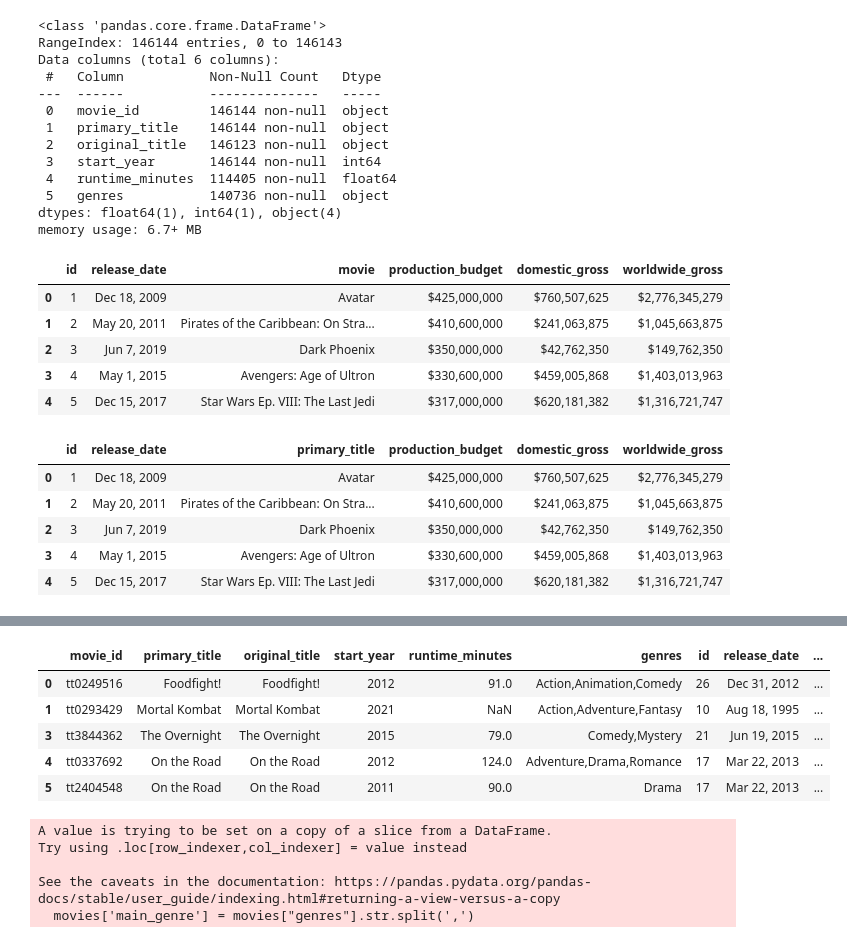
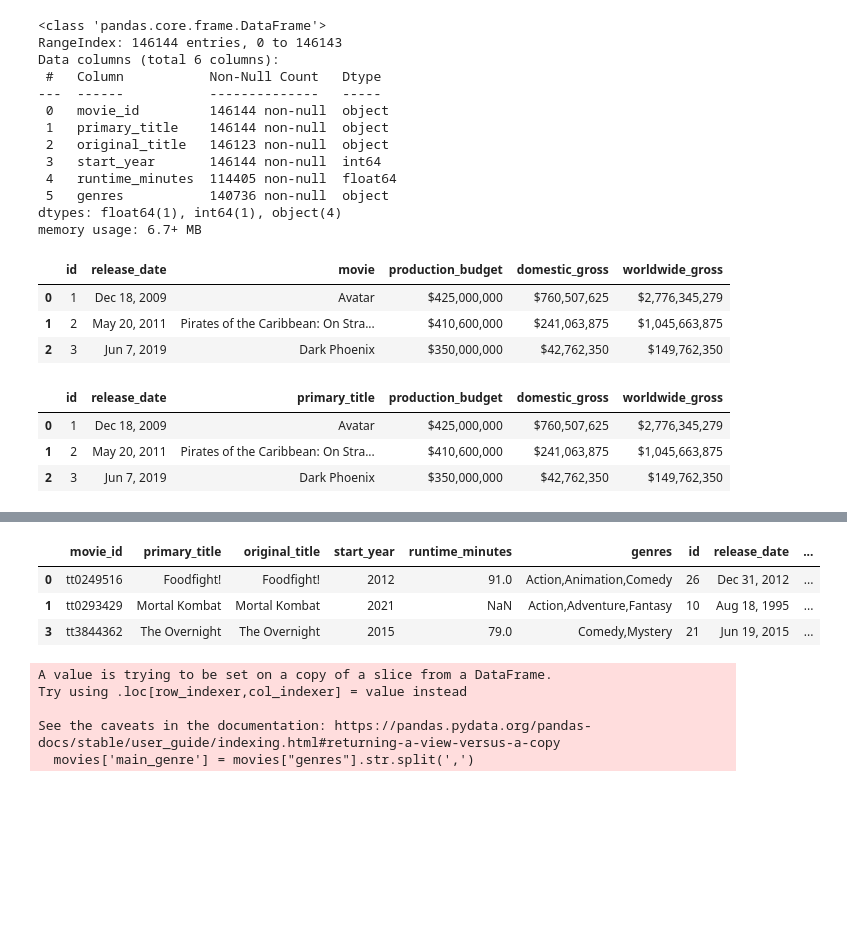
Before and after one commit to harte3/Flatiron-Capstone-Group-2, a Jupyter notebook: Final Notebook.ipynb, the cells around one changed output, grey strips where cells are left out. Saved outputs shown, nothing was run; the diff lists cells and outputs as text; code cells hidden in the pictures; blank space fills up the shorter version.

```diff
--- a/Final Notebook.ipynb
+++ b/Final Notebook.ipynb
@@ -55,25 +86,21 @@ memory usage: 6.7+ MB
 # %%
 # import csv with domestic revenue and preview data
 revenue_df = pd.read_csv("zippedData/tn.movie_budgets.csv.gz")
-revenue_df.head()
+revenue_df.head(3)
 # %% [output]
 |  | id | release_date | movie | production_budget | domestic_gross | worldwide_gross |
 | 0 | 1 | Dec 18, 2009 | Avatar | $425,000,000 | $760,507,625 | $2,776,345,279 |
 | 1 | 2 | May 20, 2011 | Pirates of the Caribbean: On Stra... | $410,600,000 | $241,063,875 | $1,045,663,875 |
 | 2 | 3 | Jun 7, 2019 | Dark Phoenix | $350,000,000 | $42,762,350 | $149,762,350 |
-| 3 | 4 | May 1, 2015 | Avengers: Age of Ultron | $330,600,000 | $459,005,868 | $1,403,013,963 |
-| 4 | 5 | Dec 15, 2017 | Star Wars Ep. VIII: The Last Jedi | $317,000,000 | $620,181,382 | $1,316,721,747 |
 # %%
 # rename column with movie title to prepare for pandas join
 revenue_df.rename(columns={'movie': 'primary_title'}, inplace=True)
-revenue_df.head()
+revenue_df.head(3)
 # %% [output]
 |  | id | release_date | primary_title | production_budget | domestic_gross | worldwide_gross |
 | 0 | 1 | Dec 18, 2009 | Avatar | $425,000,000 | $760,507,625 | $2,776,345,279 |
 | 1 | 2 | May 20, 2011 | Pirates of the Caribbean: On Stra... | $410,600,000 | $241,063,875 | $1,045,663,875 |
 | 2 | 3 | Jun 7, 2019 | Dark Phoenix | $350,000,000 | $42,762,350 | $149,762,350 |
-| 3 | 4 | May 1, 2015 | Avengers: Age of Ultron | $330,600,000 | $459,005,868 | $1,403,013,963 |
-| 4 | 5 | Dec 15, 2017 | Star Wars Ep. VIII: The Last Jedi | $317,000,000 | $620,181,382 | $1,316,721,747 |
 # %%
 # create new dataframe including genre, domestic revenue, and  movie title
 movies1 = pd.merge(imbd, revenue_df, on ='primary_title')
@@ -100,14 +127,12 @@ memory usage: 357.7+ KB
 # %%
 # drop rows with genre value as null
 movies = movies1.dropna(subset= ['genres'])
-movies.head()
+movies.head(3)
 # %% [output]
 |  | movie_id | primary_title | original_title | start_year | runtime_minutes | genres | id | release_date | ... |
 | 0 | tt0249516 | Foodfight! | Foodfight! | 2012 | 91.0 | Action,Animation,Comedy | 26 | Dec 31, 2012 | ... |
 | 1 | tt0293429 | Mortal Kombat | Mortal Kombat | 2021 | NaN | Action,Adventure,Fantasy | 10 | Aug 18, 1995 | ... |
 | 3 | tt3844362 | The Overnight | The Overnight | 2015 | 79.0 | Comedy,Mystery | 21 | Jun 19, 2015 | ... |
-| 4 | tt0337692 | On the Road | On the Road | 2012 | 124.0 | Adventure,Drama,Romance | 17 | Mar 22, 2013 | ... |
-| 5 | tt2404548 | On the Road | On the Road | 2011 | 90.0 | Drama | 17 | Mar 22, 2013 | ... |
 # %%
 # create column which contains just one genre instead of a list of genres
 movies['main_genre'] = movies["genres"].str.split(',')
```
Also changed, not shown: parts of 31 cells of this notebook, 1 other file.
